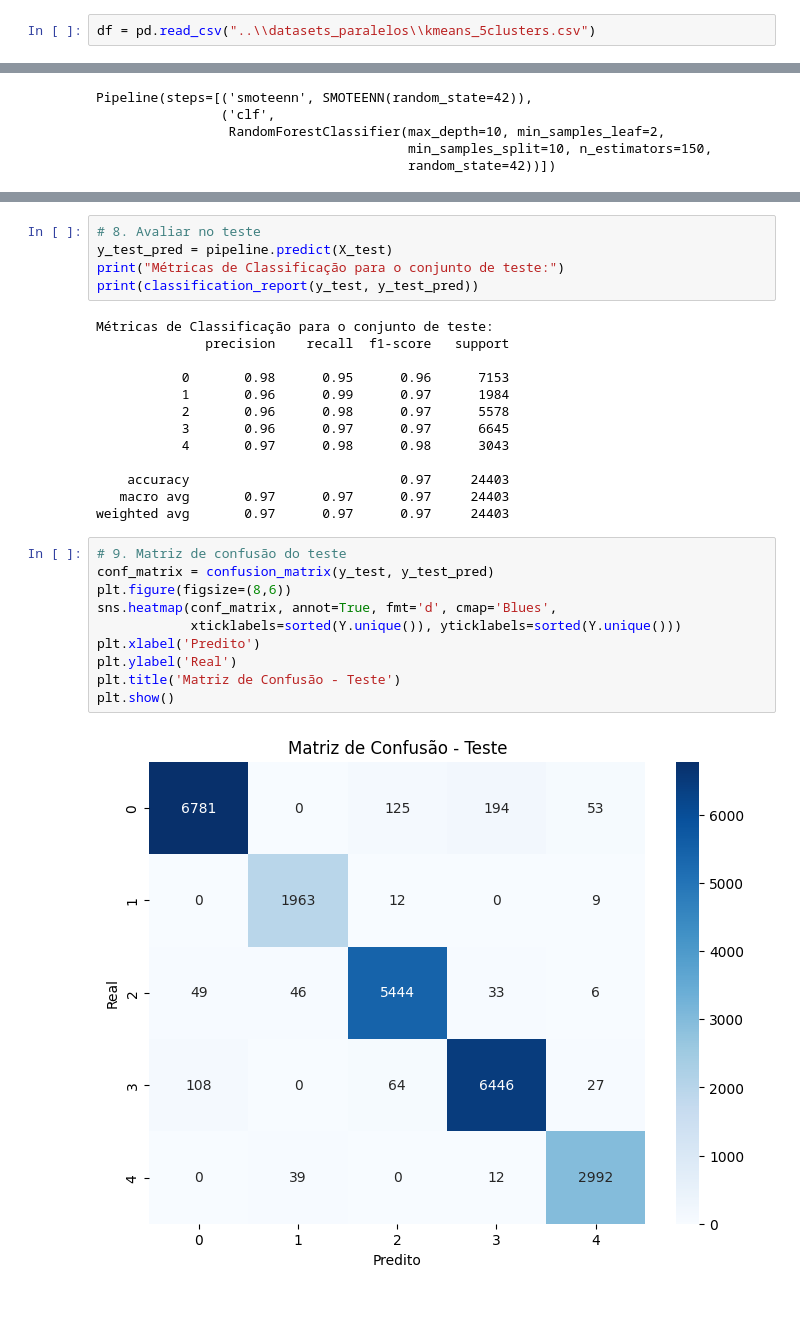
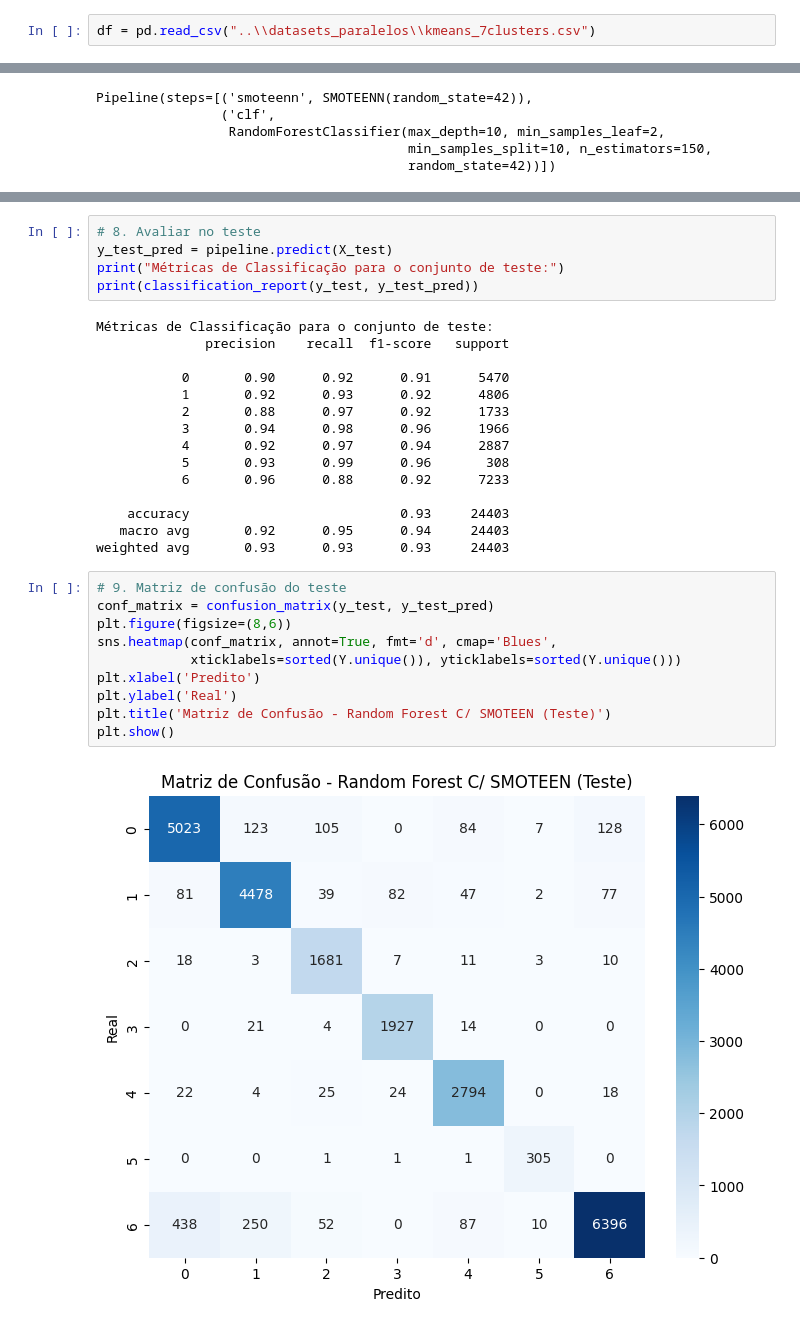
Before and after one commit to allanjfarias/PISI3, a Jupyter notebook: notebooks_classificação_clusters/random_forest_smoteen.ipynb, the cells around one changed output, grey strips where cells are left out. Drawn from its saved outputs; the diff is of its cells as text.

Commit message:
random forest c/ 7 clusters

```diff
--- a/notebooks_classificação_clusters/random_forest_smoteen.ipynb
+++ b/notebooks_classificação_clusters/random_forest_smoteen.ipynb
@@ -12,7 +12,7 @@ from sklearn.metrics import classification_report, confusion_matrix
 from imblearn.pipeline import Pipeline
 from imblearn.combine import SMOTEENN
 # %%
-df = pd.read_csv("..\\datasets_paralelos\\kmeans_5clusters.csv")
+df = pd.read_csv("..\\datasets_paralelos\\kmeans_7clusters.csv")
 # %%
 # 2. Separar X e y
 X = df.drop(columns=['cluster'])
@@ -80,27 +82,29 @@ print(classification_report(y_test, y_test_pred))
 Métricas de Classificação para o conjunto de teste:
               precision    recall  f1-score   support
 
-           0       0.98      0.95      0.96      7153
-           1       0.96      0.99      0.97      1984
-           2       0.96      0.98      0.97      5578
-           3       0.96      0.97      0.97      6645
-           4       0.97      0.98      0.98      3043
+           0       0.90      0.92      0.91      5470
+           1       0.92      0.93      0.92      4806
+           2       0.88      0.97      0.92      1733
+           3       0.94      0.98      0.96      1966
+           4       0.92      0.97      0.94      2887
+           5       0.93      0.99      0.96       308
+           6       0.96      0.88      0.92      7233
 
-    accuracy                           0.97     24403
-   macro avg       0.97      0.97      0.97     24403
-weighted avg       0.97      0.97      0.97     24403
+    accuracy                           0.93     24403
+   macro avg       0.92      0.95      0.94     24403
+weighted avg       0.93      0.93      0.93     24403
 # %%
 # 9. Matriz de confusão do teste
 conf_matrix = confusion_matrix(y_test, y_test_pred)
 plt.figure(figsize=(8,6))
 sns.heatmap(conf_matrix, annot=True, fmt='d', cmap='Blues',
             xticklabels=sorted(Y.unique()), yticklabels=sorted(Y.unique()))
 plt.xlabel('Predito')
 plt.ylabel('Real')
-plt.title('Matriz de Confusão - Teste')
+plt.title('Matriz de Confusão - Random Forest C/ SMOTEEN (Teste)')
 plt.show()
 # %% [output]
-[figure, old version]
+[figure, new version]
 # %%
 
 # Matriz de Confusão para o conjunto de treino
```
Also changed, not shown: parts of 3 cells of this notebook, 2 other files.
